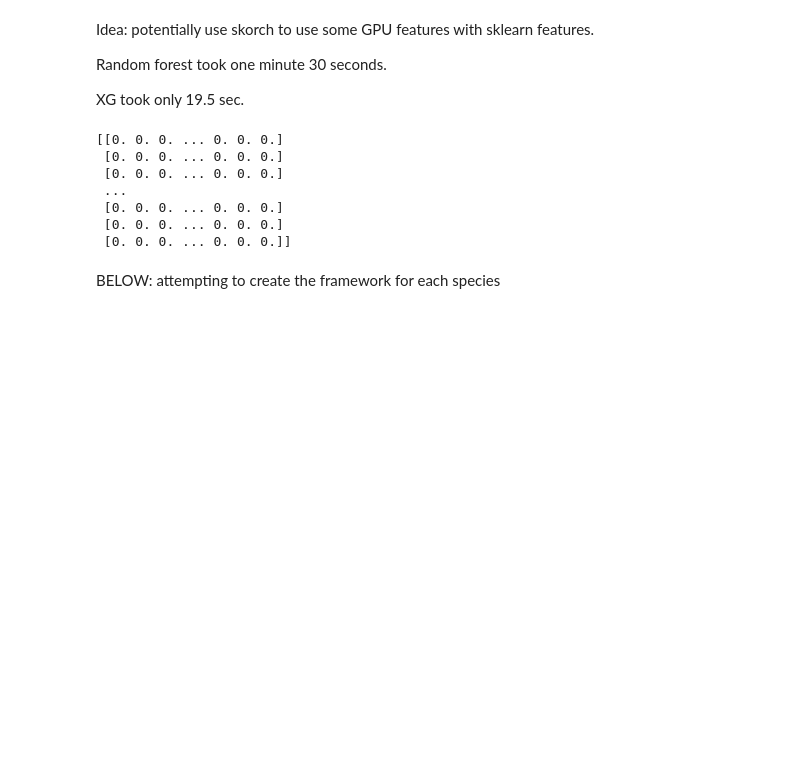
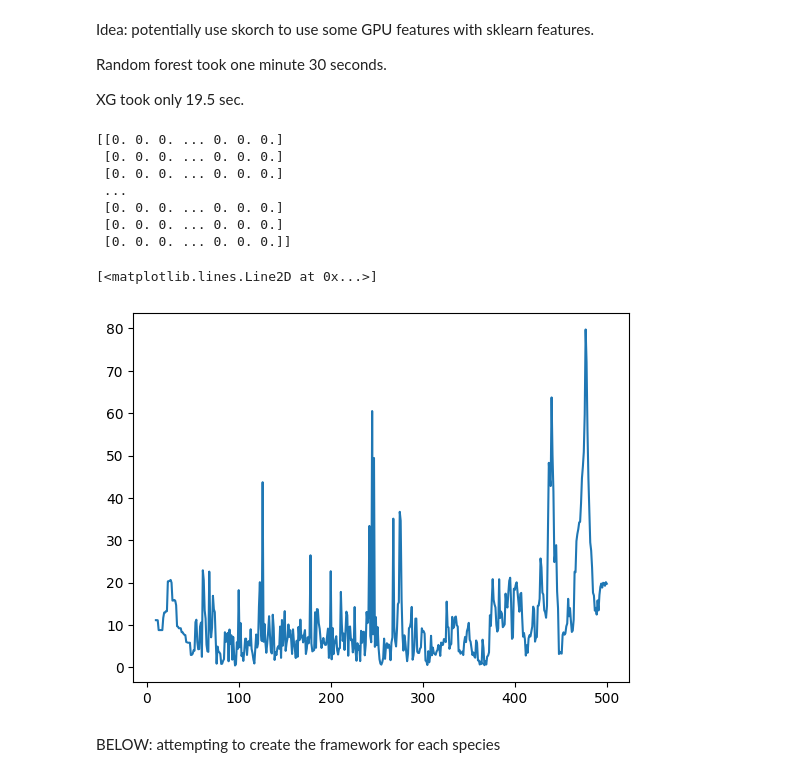
Before and after one commit to dylancvb/forest_learning, a Jupyter notebook: diagnostics.ipynb, the cells around one changed output. Cells and saved outputs as stored; diff of their text form; code cells hidden in the pictures; blank space fills up the shorter version.

```diff
--- a/diagnostics.ipynb
+++ b/diagnostics.ipynb
@@ -107,6 +107,11 @@ predictions_sp1 = rf.predict(sp_1)
  [0. 0. 0. ... 0. 0. 0.]
  [0. 0. 0. ... 0. 0. 0.]
  [0. 0. 0. ... 0. 0. 0.]]
+# %%
+mpl.plot(all_dbhs, predictions_sp1)
+# %% [output]
+[<matplotlib.lines.Line2D at 0x...>]
+[figure, added]
 # %% [markdown]
 BELOW: attempting to create the framework for each species
 # %%
```
Also changed, not shown: parts of 4 cells of this notebook, 4 other files.
